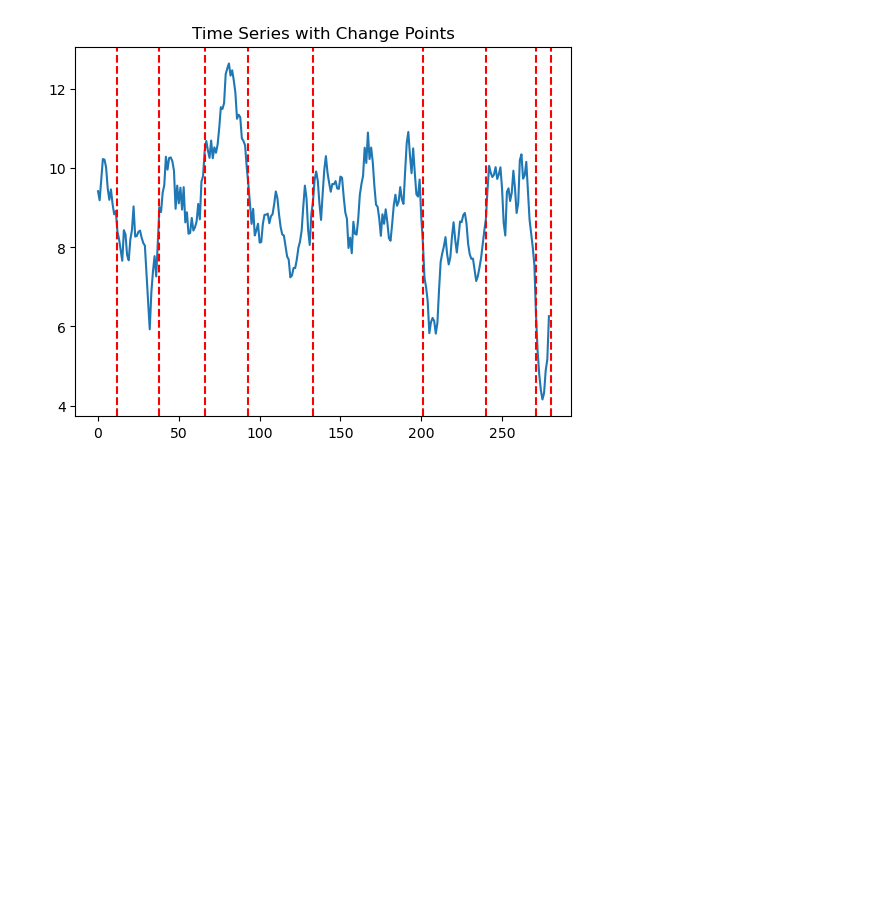
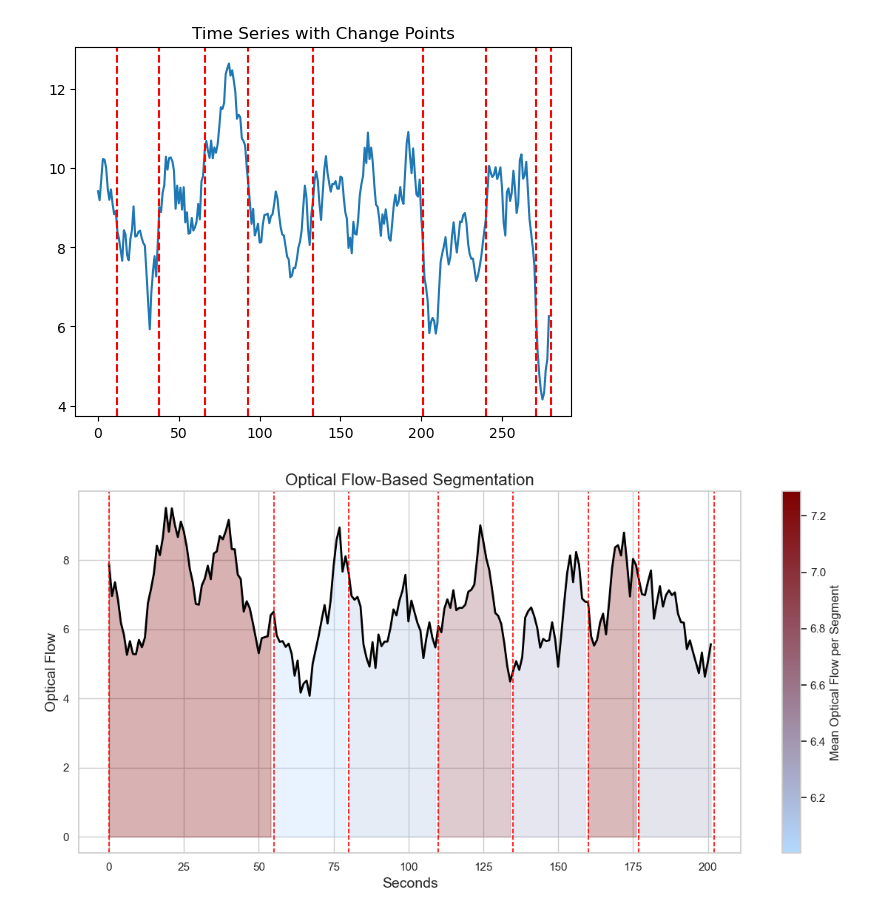
Before and after one commit to smerrillunc/VMR, a Jupyter notebook: notebooks/SegmentingDemo.ipynb, the cells around one changed output. Drawn from its saved outputs; the diff is of its cells as text; code cells hidden in the pictures; blank space fills up the shorter version.

```diff
--- a/notebooks/SegmentingDemo.ipynb
+++ b/notebooks/SegmentingDemo.ipynb
@@ -435,3 +461,73 @@ for cp in change_points:
 plt.show()
 # %% [output]
 [figure]
+# %%
+import numpy as np
+import matplotlib.pyplot as plt
+import seaborn as sns
+from matplotlib.colors import Normalize, LinearSegmentedColormap
+from matplotlib import cm
+
+sns.set(style="whitegrid")
+from matplotlib.colors import LinearSegmentedColormap
+
+# Bias the color transition by adding more dark red early
+blue_to_red_linear = LinearSegmentedColormap.from_list(
+    "blue_to_red_linear",
+    ["#b3d9ff", "#7f0000"]  # light blue to dark red
+)
+# Custom light-to-dark red colormap
+red_cmap = LinearSegmentedColormap.from_list("custom_red", ["#fcbaba", "#7f0000"])
+red_cmap = blue_to_red_linear
+
+plt.figure(figsize=(12, 6))
+
+# Ensure the change points cover the full range
+if change_points[0] != 0:
+    change_points = [0] + change_points
+if change_points[-1] != len(optical_flow_video):
+    change_points = change_points + [len(optical_flow_video)]
+
+# Compute means and segments
+segment_means = []
+segment_bounds = []
+
+for i in range(len(change_points) - 1):
+    start = change_points[i]
+    end = change_points[i + 1]
+    segment = optical_flow_video[start:end]
+    mean_val = np.mean(segment)
+    segment_means.append(mean_val)
+    segment_bounds.append((start, end))
+
+# Normalize for coloring
+norm = Normalize(vmin=min(segment_means), vmax=max(segment_means))
+
+# Fill between segments with color based on mean value
+for (start, end), mean_val in zip(segment_bounds, segment_means):
+    color = red_cmap(norm(mean_val))
+    plt.fill_between(range(start, end), optical_flow_video[start:end],
+                     color=color, alpha=0.3)
+
+# Plot optical flow line
+plt.plot(optical_flow_video, label="Optical Flow", color="black", linewidth=2)
+
+# Mark change points
+for cp in change_points:
+    plt.axvline(cp, color="red", linestyle="--", linewidth=1.2)
+
+# Labels and title
+plt.title("Optical Flow-Based Segmentation", fontsize=16)
+plt.xlabel("Seconds", fontsize=14)
+plt.ylabel("Optical Flow", fontsize=14)
+
+# Colorbar setup
+sm = cm.ScalarMappable(cmap=red_cmap, norm=norm)
+sm.set_array([])
+cbar = plt.colorbar(sm, ax=plt.gca())
+cbar.set_label("Mean Optical Flow per Segment", fontsize=12)
+
+plt.tight_layout()
+plt.show()
+# %% [output]
+[figure, added]
```
Also changed, not shown: parts of 13 cells of this notebook, 7 other files.
